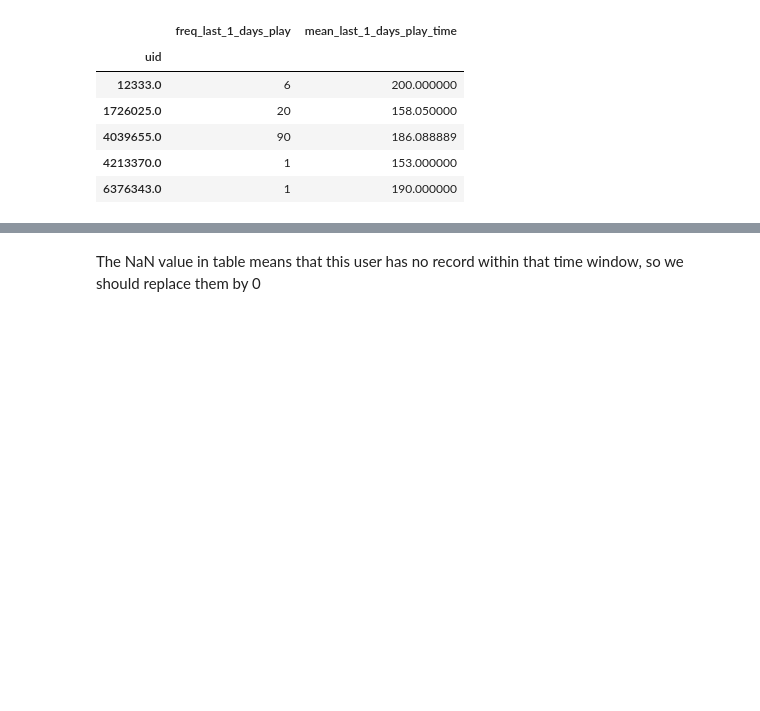
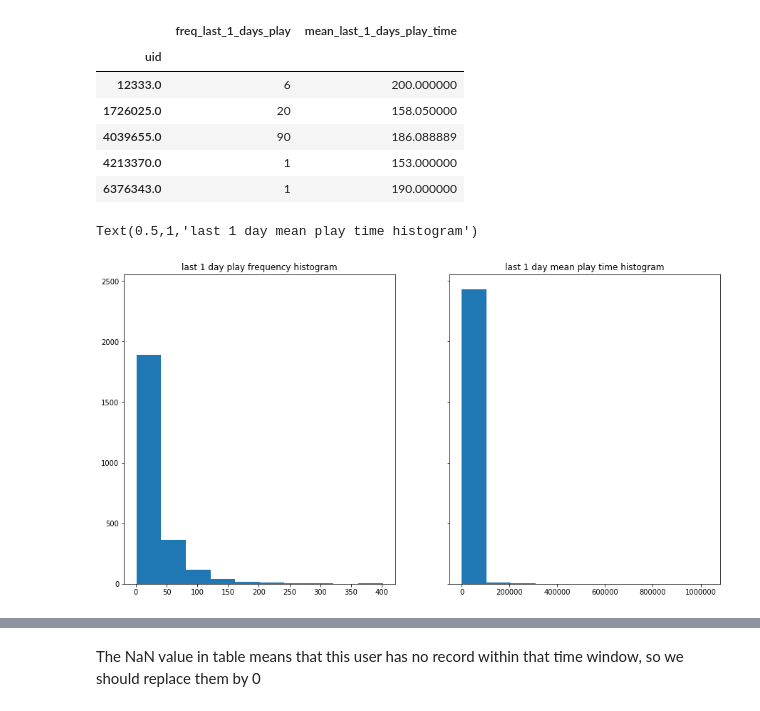
Before and after one commit to JMistral/MusicBox, a Jupyter notebook: notebooks/3-EDA_Feature_Engineering.ipynb, the cells around one changed output, grey strips where cells are left out. Cells and saved outputs as stored; diff of their text form; code cells hidden in the pictures; blank space fills up the shorter version.

```diff
--- a/notebooks/3-EDA_Feature_Engineering.ipynb
+++ b/notebooks/3-EDA_Feature_Engineering.ipynb
@@ -172,6 +196,17 @@ play_freq_1.head(5)
 | 4039655.0 | 90 | 186.088889 |
 | 4213370.0 | 1 | 153.000000 |
 | 6376343.0 | 1 | 190.000000 |
+# %%
+f, (ax1, ax2) = plt.subplots(1, 2, sharey=True)
+f.set_figheight(8)
+f.set_figwidth(15)
+ax1.hist(play_freq_1.freq_last_1_days_play)
+ax2.hist(play_freq_1.mean_last_1_days_play_time.dropna())
+ax1.set_title('last 1 day play frequency histogram')
+ax2.set_title('last 1 day mean play time histogram')
+# %% [output]
+Text(0.5,1,'last 1 day mean play time histogram')
+[figure, added]
 # %%
 play_freq_1 = compute_play_freq(df_play, 'play_time', 'date', '2017-04-29', 1)
 play_freq_3 = compute_play_freq(df_play, 'play_time', 'date', '2017-04-29', 3)
```
Also changed, not shown: parts of 22 cells of this notebook.
